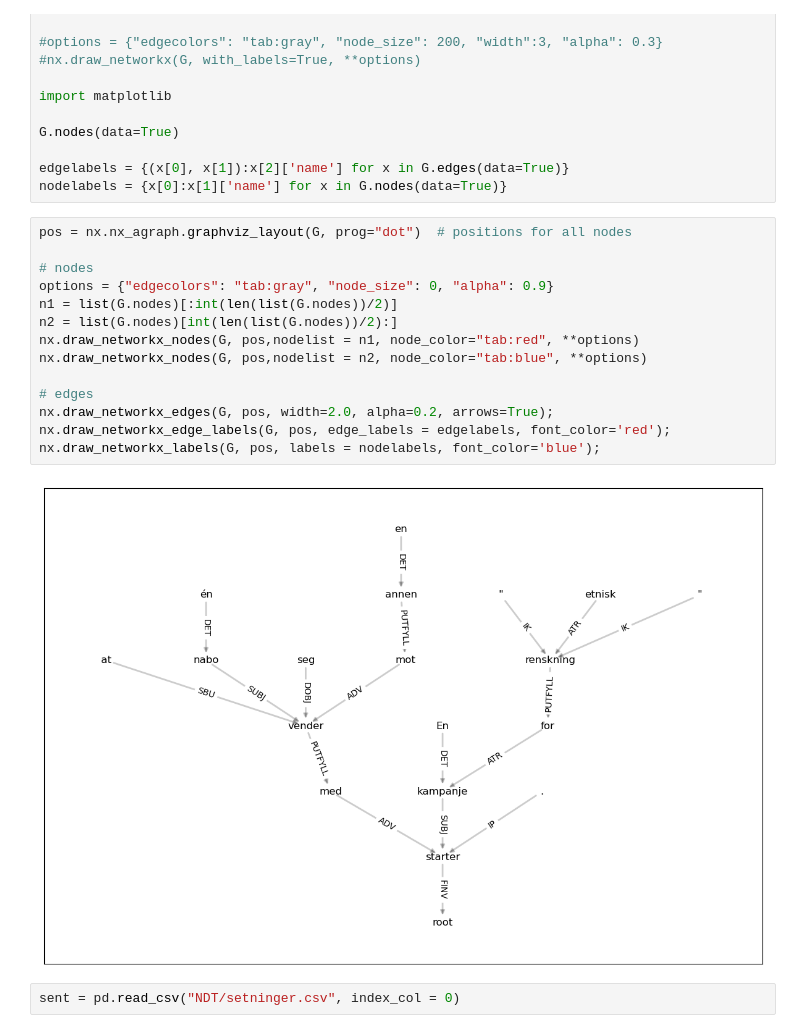
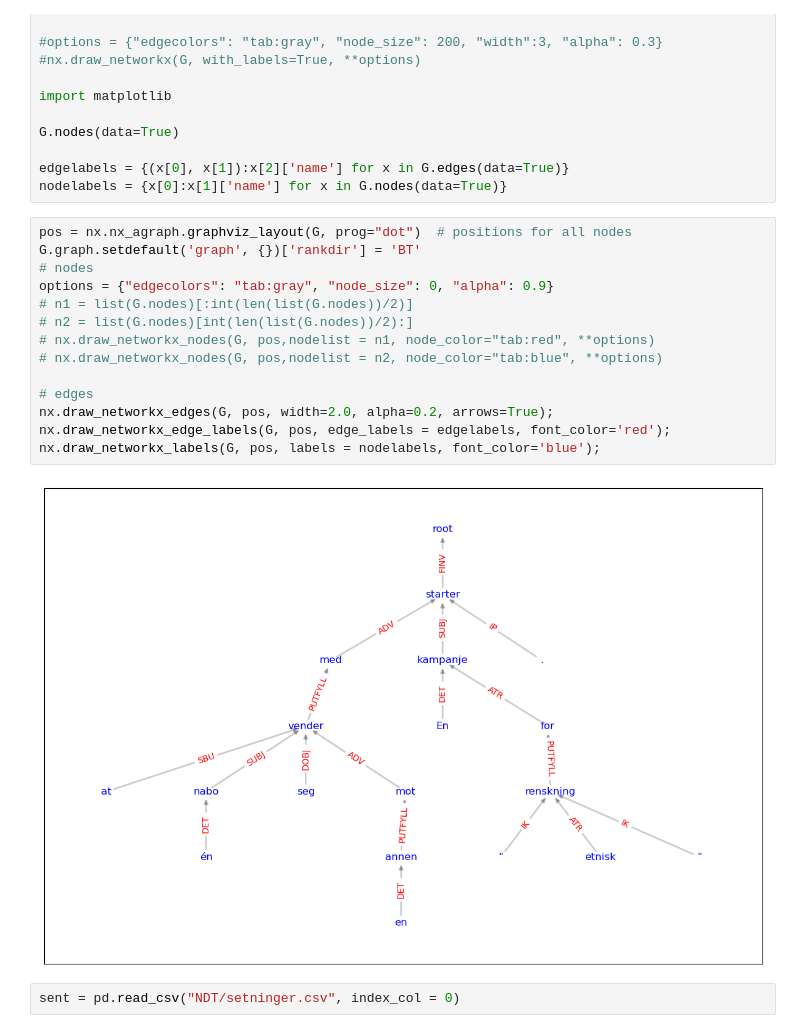
Before and after one commit to Yoonsen/NDT_analyse, a Jupyter notebook: ndt_distance.ipynb, the cells around one changed output. Drawn from its saved outputs; the diff is of its cells as text.

```diff
--- a/ndt_distance.ipynb
+++ b/ndt_distance.ipynb
@@ -187,20 +187,20 @@ edgelabels = {(x[0], x[1]):x[2]['name'] for x in G.edges(data=True)}
 nodelabels = {x[0]:x[1]['name'] for x in G.nodes(data=True)}
 # %%
 pos = nx.nx_agraph.graphviz_layout(G, prog="dot")  # positions for all nodes
-
+G.graph.setdefault('graph', {})['rankdir'] = 'BT'
 # nodes
 options = {"edgecolors": "tab:gray", "node_size": 0, "alpha": 0.9}
-n1 = list(G.nodes)[:int(len(list(G.nodes))/2)]
-n2 = list(G.nodes)[int(len(list(G.nodes))/2):]
-nx.draw_networkx_nodes(G, pos,nodelist = n1, node_color="tab:red", **options)
-nx.draw_networkx_nodes(G, pos,nodelist = n2, node_color="tab:blue", **options)
+# n1 = list(G.nodes)[:int(len(list(G.nodes))/2)]
+# n2 = list(G.nodes)[int(len(list(G.nodes))/2):]
+# nx.draw_networkx_nodes(G, pos,nodelist = n1, node_color="tab:red", **options)
+# nx.draw_networkx_nodes(G, pos,nodelist = n2, node_color="tab:blue", **options)
 
 # edges
 nx.draw_networkx_edges(G, pos, width=2.0, alpha=0.2, arrows=True);
 nx.draw_networkx_edge_labels(G, pos, edge_labels = edgelabels, font_color='red');
 nx.draw_networkx_labels(G, pos, labels = nodelabels, font_color='blue');
 # %% [output]
-[figure, old version]
+[figure, new version]
 # %%
 sent = pd.read_csv("NDT/setninger.csv", index_col = 0)
 # %%
```
Also changed, not shown: 1 other file.
